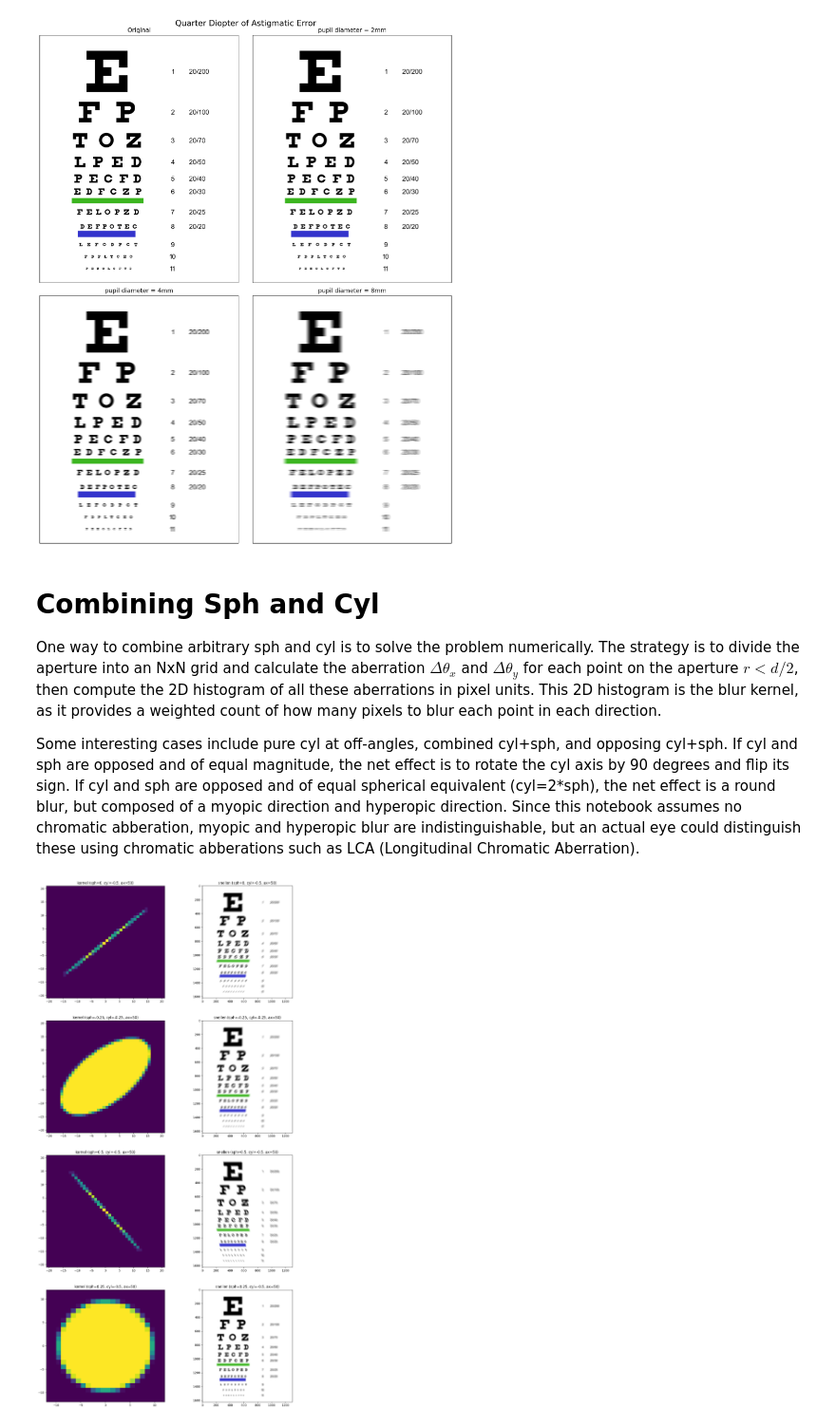
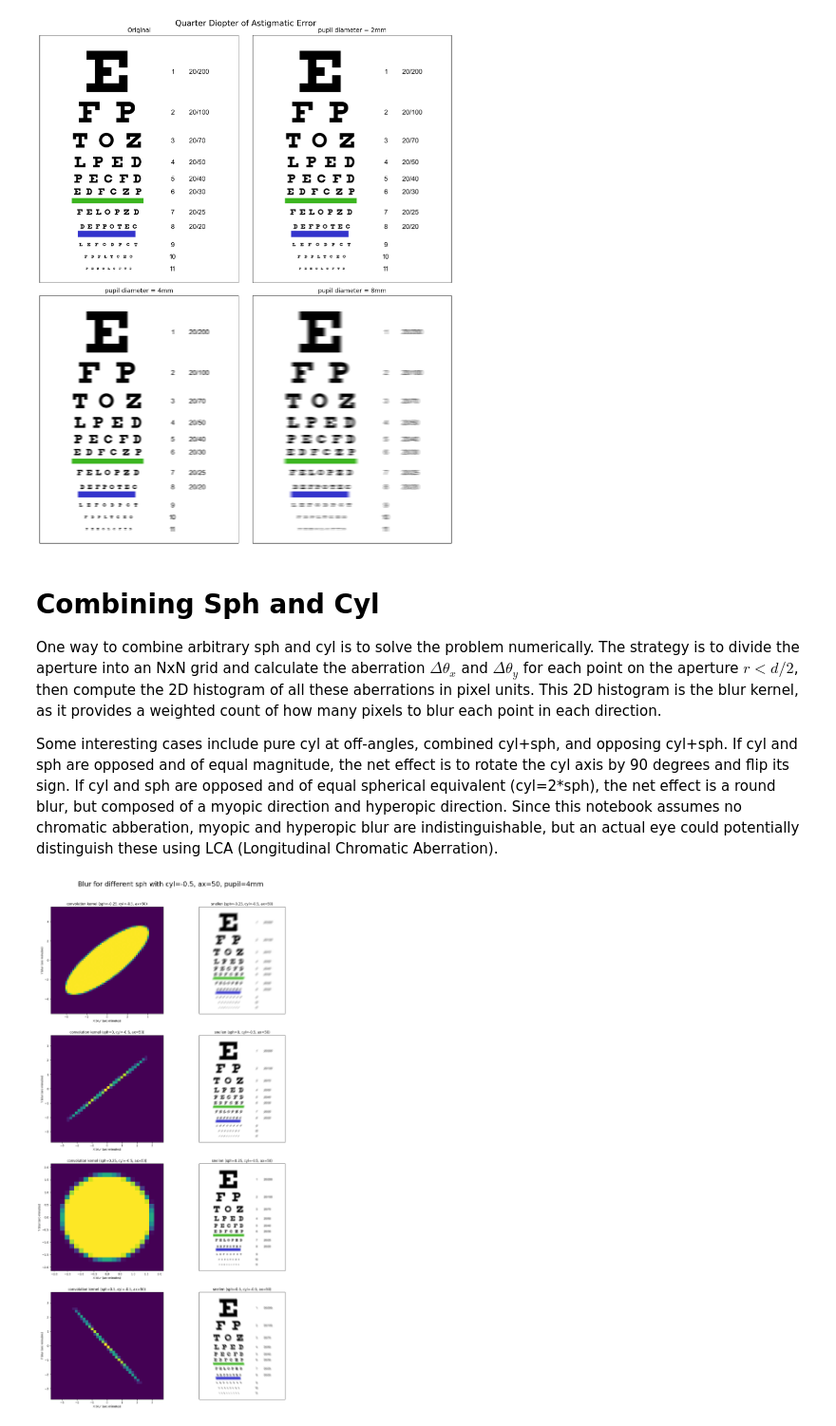
Before and after one commit to scottmsul/EyeSimulator, a Jupyter notebook: Geometric_Defocus.ipynb, the cells around one changed output. Shown at 95% size. Saved outputs shown, nothing was run; the diff lists cells and outputs as text; code cells hidden in the pictures.

Commit message:
cleaned up arbitrary sph+cyl plots

```diff
--- a/Geometric_Defocus.ipynb
+++ b/Geometric_Defocus.ipynb
@@ -157,7 +157,7 @@ plt.show()
 
 One way to combine arbitrary sph and cyl is to solve the problem numerically. The strategy is to divide the aperture into an NxN grid and calculate the aberration $\Delta \theta_x$ and $\Delta \theta_y$ for each point on the aperture $r<d/2$, then compute the 2D histogram of all these aberrations in pixel units. This 2D histogram is the blur kernel, as it provides a weighted count of how many pixels to blur each point in each direction.
 
-Some interesting cases include pure cyl at off-angles, combined cyl+sph, and opposing cyl+sph. If cyl and sph are opposed and of equal magnitude, the net effect is to rotate the cyl axis by 90 degrees and flip its sign. If cyl and sph are opposed and of equal spherical equivalent (cyl=2*sph), the net effect is a round blur, but composed of a myopic direction and hyperopic direction. Since this notebook assumes no chromatic abberation, myopic and hyperopic blur are indistinguishable, but an actual eye could distinguish these using chromatic abberations such as LCA (Longitudinal Chromatic Aberration).
+Some interesting cases include pure cyl at off-angles, combined cyl+sph, and opposing cyl+sph. If cyl and sph are opposed and of equal magnitude, the net effect is to rotate the cyl axis by 90 degrees and flip its sign. If cyl and sph are opposed and of equal spherical equivalent (cyl=2*sph), the net effect is a round blur, but composed of a myopic direction and hyperopic direction. Since this notebook assumes no chromatic abberation, myopic and hyperopic blur are indistinguishable, but an actual eye could potentially distinguish these using LCA (Longitudinal Chromatic Aberration).
 # %%
 import cv2
 import numpy as np
@@ -172,8 +172,6 @@ rad2am = 360 / (2*np.pi) * 60
 am2px = 28/5
 epsilon = 1e-8
 
-aperture = np.zeros((N,N), dtype=int)
-aperture[np.sqrt(x**2+y**2)<=r] = 1
 img = cv2.imread('images/Snellen_chart.png')
 
 def plot(sph_err, cyl_err, cyl_ax_deg, ax_kernel, ax_snellen):
@@ -188,47 +186,57 @@ def plot(sph_err, cyl_err, cyl_ax_deg, ax_kernel, ax_snellen):
     dx = d/(N-1)
     x,y = np.mgrid[-r:r:dx, -r:r:dx]
 
+    aperture = np.zeros((N,N), dtype=int)
+    aperture[np.sqrt(x**2+y**2)<=r] = 1
+
     # sph
     ab_x_sph = x * sph_err * rad2am * am2px
     ab_y_sph = y * sph_err * rad2am * am2px
 
     # cyl
-    # epsilon helps provide straight lines in cases of 0 or 90 which introduce asymmetrical ~1e-16 errors
     phi = np.arctan2(y,x)
     dist = np.sqrt(x**2+y**2) * np.cos(phi-blur_angle)
-    ab_x_cyl = dist*np.cos(blur_angle) * cyl_err * rad2am * am2px + epsilon
-    ab_y_cyl = dist*np.sin(blur_angle) * cyl_err * rad2am * am2px + epsilon
+    ab_x_cyl = dist*np.cos(blur_angle) * cyl_err * rad2am * am2px
+    ab_y_cyl = dist*np.sin(blur_angle) * cyl_err * rad2am * am2px
 
-    ab_x = ab_x_sph + ab_x_cyl
-    ab_y = ab_y_sph + ab_y_cyl
+    # epsilon helps provide straight lines in cases of 0 or 90 which introduce asymmetrical ~1e-16 errors
+    ab_x = ab_x_sph + ab_x_cyl + epsilon
+    ab_y = ab_y_sph + ab_y_cyl + epsilon
 
     max_x = np.ceil(np.abs(ab_x)).max()
     max_y = np.ceil(np.abs(ab_y)).max()
     max_px = int(max(max_x, max_y))
     bins = (np.linspace(-max_px, max_px, max_px*2+1), np.linspace(-max_px, max_px, max_px*2+1))
 
     ab, x_edges, y_edges = np.histogram2d(ab_x.flatten()[aperture.flatten()==1], ab_y.flatten()[aperture.flatten()==1], bins=bins)
 
     # convert to cartesian
     # see https://numpy.org/doc/stable/reference/generated/numpy.histogram2d.html
     ab = ab.T
 
-    ax_kernel.pcolormesh(x_edges, y_edges, ab)
-    ax_kernel.set_title(f'kernel (sph={sph_err}, cyl={cyl_err}, ax={cyl_ax_deg})')
+    x_edges_am = x_edges / am2px
+    y_edges_am = y_edges / am2px
+    ax_kernel.pcolormesh(x_edges_am, y_edges_am, ab)
+    ax_kernel.set_title(f'convolution kernel (sph={sph_err}, cyl={cyl_err}, ax={cyl_ax_deg})')
+    ax_kernel.set_xlabel('X blur (arc-minutes)')
+    ax_kernel.set_ylabel('Y blur (arc-minutes)')
 
     kernel = ab / ab.sum()
     dst = cv2.filter2D(img,-1,kernel[:, ::-1])
     ax_snellen.imshow(dst)
     ax_snellen.set_title(f'snellen (sph={sph_err}, cyl={cyl_err}, ax={cyl_ax_deg})')
+    ax_snellen.set_xticks([])
+    ax_snellen.set_yticks([])
 
-sph_errs = [0, -0.25, 0.5, 0.25]
-cyl_errs = [-0.5, -0.25, -0.5, -0.5]
+sph_errs = [-0.25, 0, 0.25, 0.5]
+cyl_errs = [-0.5, -0.5, -0.5, -0.5]
 cyl_ax_deg = 50
 
 for i, (sph_err, cyl_err) in enumerate(zip(sph_errs, cyl_errs)):
     plot(sph_err, cyl_err, cyl_ax_deg, axs[i,0], axs[i,1])
 
+plt.suptitle('Blur for different sph with cyl=-0.5, ax=50, pupil=4mm', y=0.92, fontsize=24)
 plt.savefig('images/combined_sph_cyl_defocus.png')
 plt.show()
 # %% [output]
-[figure, old version]
+[figure, new version]
```
Also changed, not shown: 1 other file.
